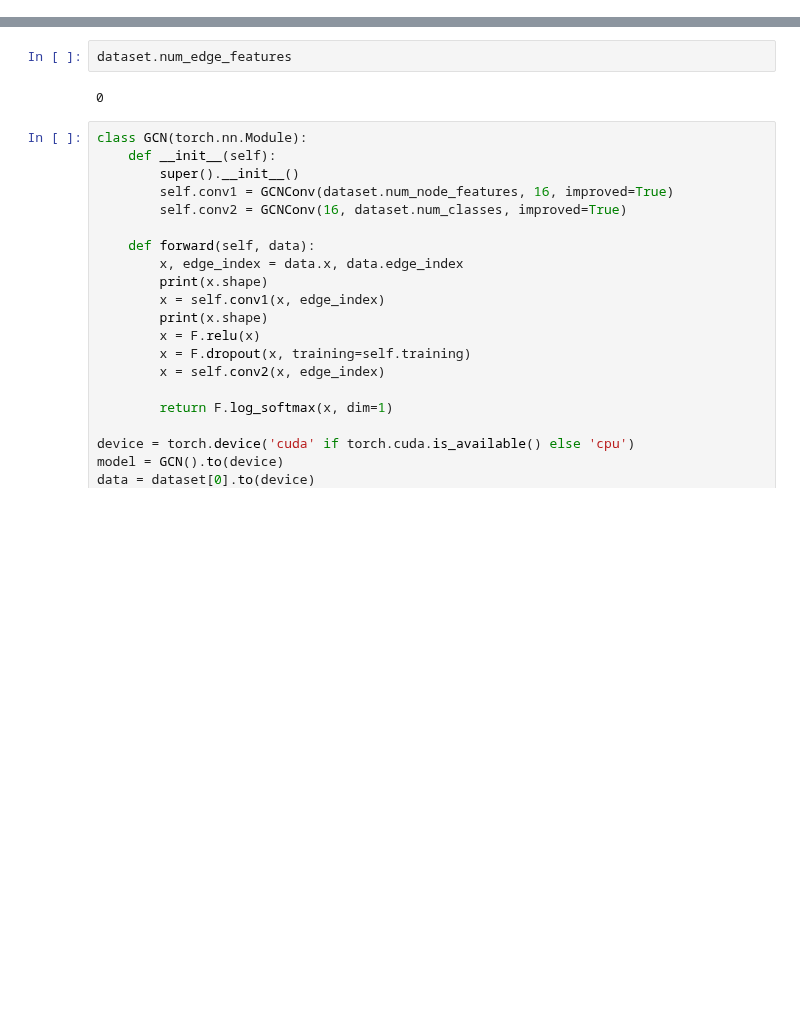
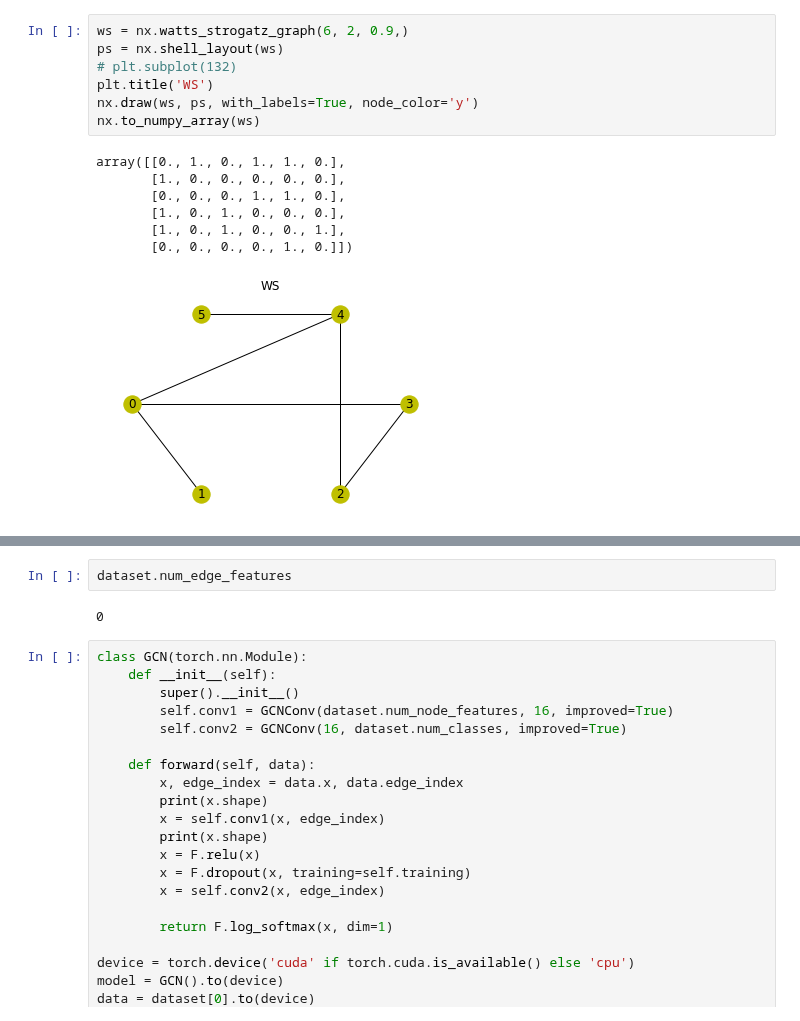
Before and after one commit to HuangHaoyu1997/Reservoir-Computing, a Jupyter notebook: test.ipynb, the cells around one changed output, grey strips where cells are left out. Cells and saved outputs as stored; diff of their text form; blank space fills up the shorter version.

```diff
--- a/test.ipynb
+++ b/test.ipynb
@@ -16,2 +36,17 @@ from torch_geometric.datasets import Planetoid
+# %%
+ws = nx.watts_strogatz_graph(6, 2, 0.9,)
+ps = nx.shell_layout(ws)
+# plt.subplot(132)
+plt.title('WS')
+nx.draw(ws, ps, with_labels=True, node_color='y')
+nx.to_numpy_array(ws)
+# %% [output]
+array([[0., 1., 0., 1., 1., 0.],
+       [1., 0., 0., 0., 0., 0.],
+       [0., 0., 0., 1., 1., 0.],
+       [1., 0., 1., 0., 0., 0.],
+       [1., 0., 1., 0., 0., 1.],
+       [0., 0., 0., 0., 1., 0.]])
+[figure, added]
 # %%
 dataset = Planetoid(root='./data/Cora', name='Cora')
```
Also changed, not shown: parts of 9 cells of this notebook.
